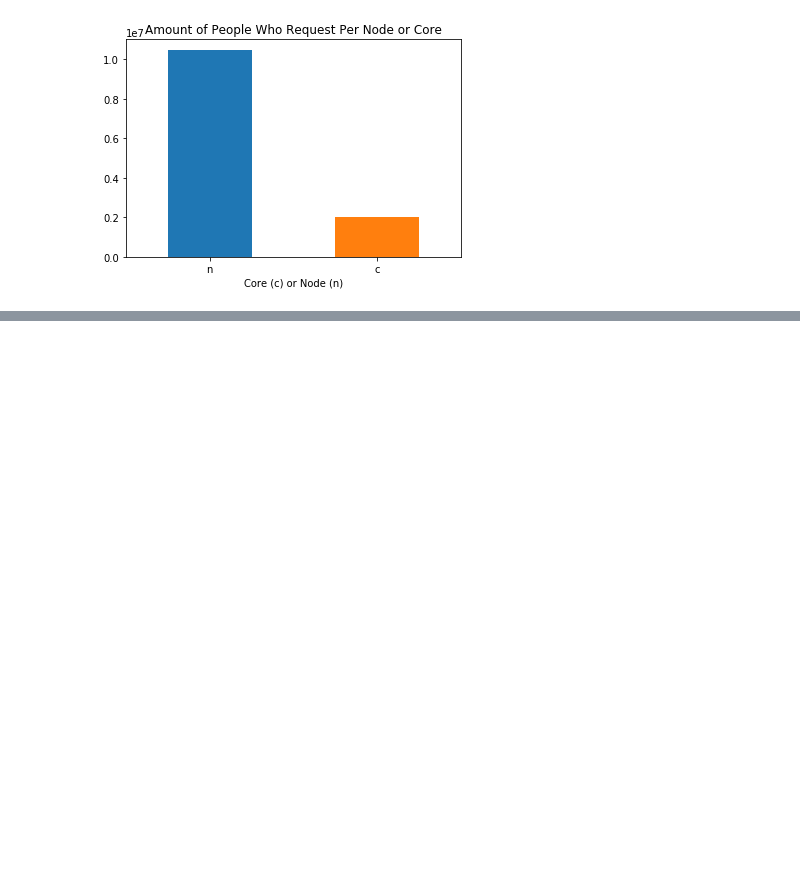
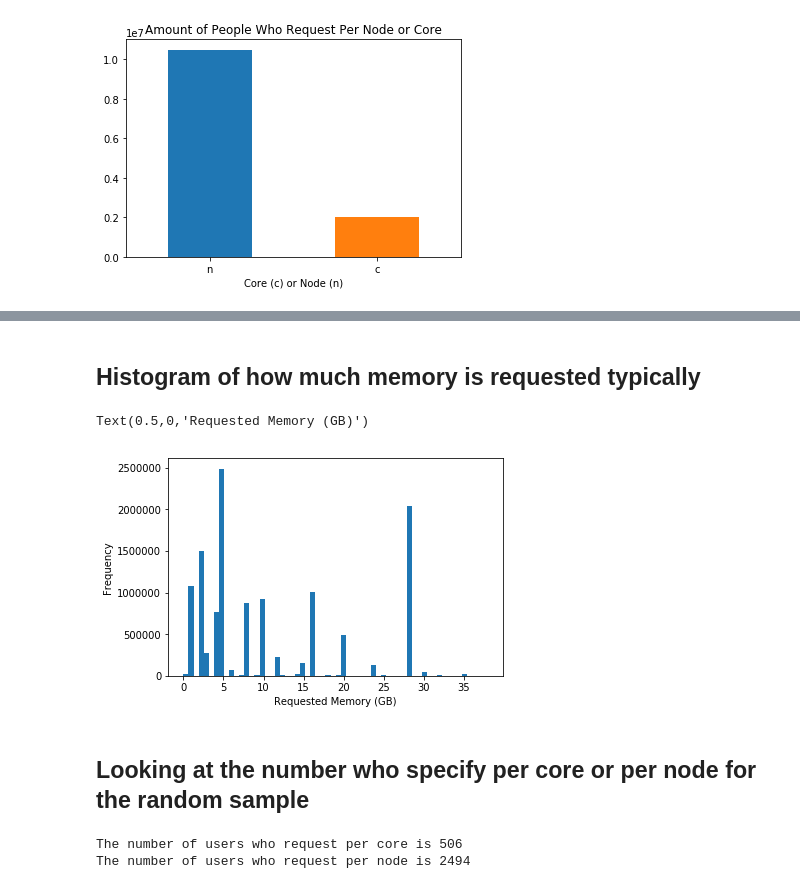
Before and after one commit to asidamo/Analysis-of-Job-Logs, a Jupyter notebook: DQ2_Andrew.ipynb, the cells around one changed output, grey strips where cells are left out. Cells and saved outputs as stored; diff of their text form; code cells hidden in the pictures; blank space fills up the shorter version.

Commit message:
Grouping and plotting data to answer the first question

```diff
--- a/DQ2_Andrew.ipynb
+++ b/DQ2_Andrew.ipynb
@@ -599,0 +674,21 @@ print(q1_med.head(30))
+# %% [markdown]
+## Histogram of how much memory is requested typically
+# %%
+q1_df_m = q1_df['mem_int'] < 40
+q1_df_low = q1_df[q1_df_m]
+#print(q1_df_low.head())
+q1_df_low['mem_int'].plot(kind='hist', bins = 60)
+plt.xlabel('Requested Memory (GB)')
+# %% [output]
+Text(0.5,0,'Requested Memory (GB)')
+[figure, added]
+# %% [markdown]
+## Looking at the number who specify per core or per node for the random sample
+# %%
+q1_df_core = q1_df_rand[q1_df_rand['core_node'] == 'c']
+q1_df_node = q1_df_rand[q1_df_rand['core_node'] == 'n']
+print('The number of users who request per core is ' + str(len(q1_df_core)))
+print('The number of users who request per node is ' + str(len(q1_df_node)))
+# %% [output]
+The number of users who request per core is 506
+The number of users who request per node is 2494
```
Also changed, not shown: parts of 23 cells of this notebook.
